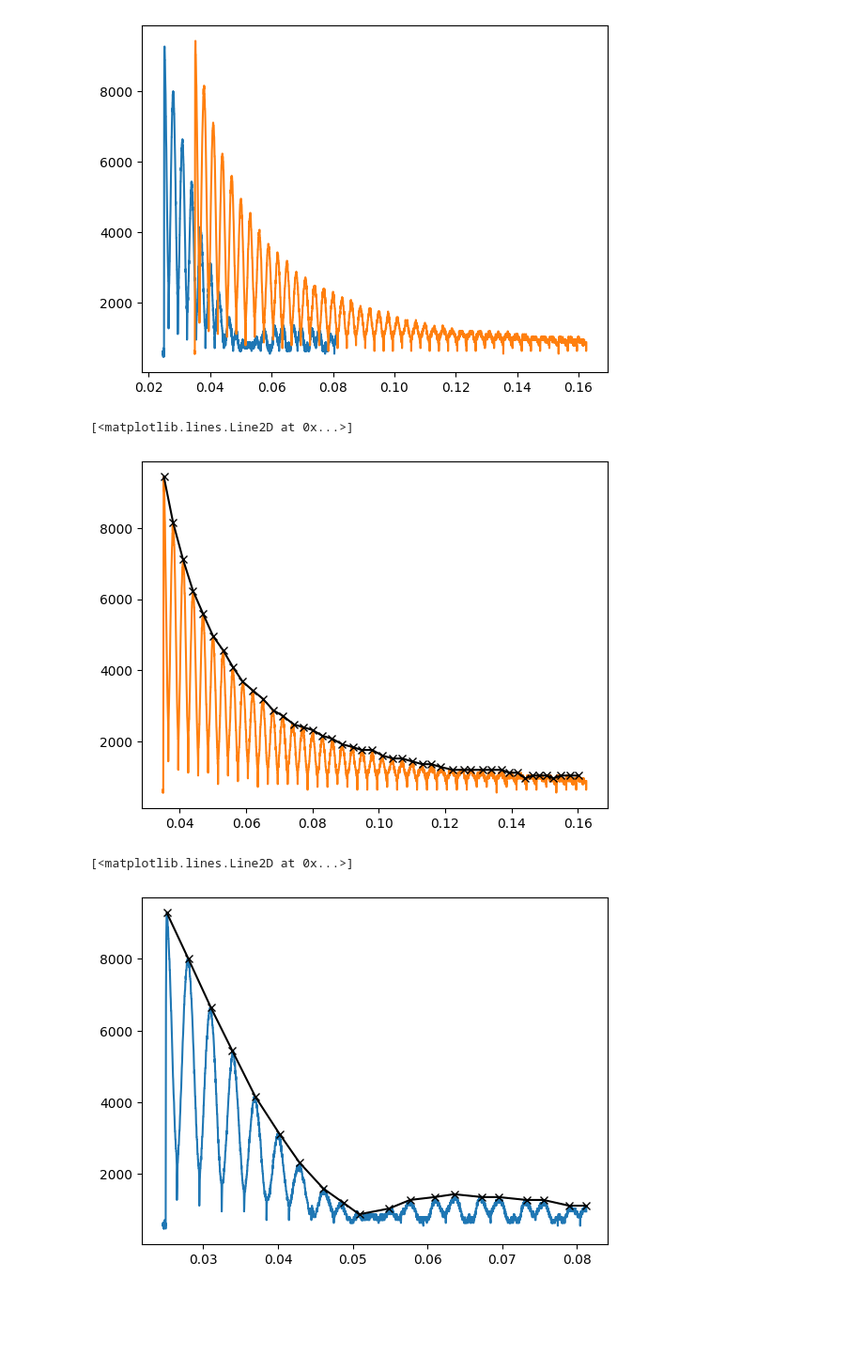
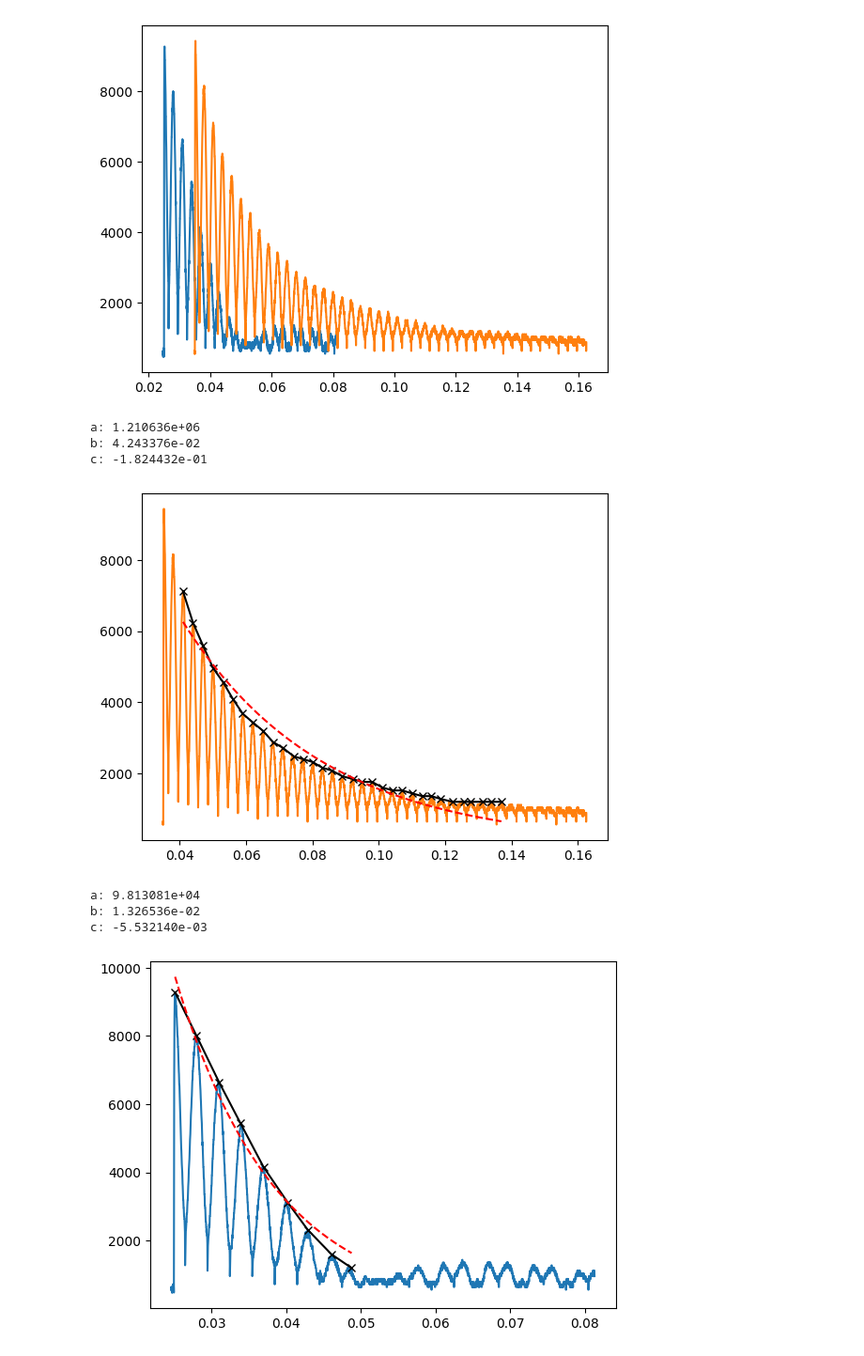
Before and after one commit to benjaminorthner/quantumlab, a Jupyter notebook: nmr/nmr.ipynb, the cells around one changed output. Shown: that part at 94% size. Drawn from its saved outputs; the diff is of its cells as text; code cells hidden in the pictures; blank space fills up the shorter version.

```diff
--- a/nmr/nmr.ipynb
+++ b/nmr/nmr.ipynb
@@ -108,22 +109,53 @@ plt.plot(xOn, yOn)
 # Find peaks (needed to plot envelope)
 peaksOn = find_peaks(yOn, threshold=0, distance=50)[0]
 
-xPeakOn = [xOn[i] for i in peaksOn]
-yPeakOn = [yOn[i] for i in peaksOn]
+xPeakOn = [xOn[i] for i in peaksOn][2:-10]
+yPeakOn = [yOn[i] for i in peaksOn][2:-10]
 
 plt.plot(xOn, yOn, c="C1")
 plt.plot(xPeakOn, yPeakOn, c="black", marker="x")
+
+def exp_function(x, a, b, c):
+    return a*np.exp(-(x-c) / b)
+
+# Do the fit
+initialguess = 9e4, 0.01, 0.001
+(a, b, c), _ = curve_fit(exp_function, xPeakOn, yPeakOn, initialguess)
+
+# Plot result
+x_fit_line = np.linspace(min(xPeakOn), max(xPeakOn), num=1000)
+y_fit_line = exp_function(x_fit_line, a, b, c)
+
+plt.plot(x_fit_line, y_fit_line, '--', c='red')
+
+print(f"a: {a:e}\nb: {b:e}\nc: {c:e}")
 # %% [output]
-[<matplotlib.lines.Line2D at 0x...>]
+a: 1.210636e+06
+b: 4.243376e-02
+c: -1.824432e-01
-[figure, old version]
+[figure, new version]
 # %%
 peaksOff = find_peaks(yOff, threshold=0, distance=100)[0]
 
-xPeakOff = [xOff[i] for i in peaksOff]
-yPeakOff = [yOff[i] for i in peaksOff]
+xPeakOff = [xOff[i] for i in peaksOff][:-11]
+yPeakOff = [yOff[i] for i in peaksOff][:-11]
 
 plt.plot(xOff, yOff, c="C0")
 plt.plot(xPeakOff, yPeakOff, c="black", marker="x")
+
+# Do the fit
+initialguess = 9e4, 0.01, 0.001
+(a, b, c), _ = curve_fit(exp_function, xPeakOff, yPeakOff, initialguess)
+
+# Plot result
+x_fit_line = np.linspace(min(xPeakOff), max(xPeakOff), num=1000)
+y_fit_line = exp_function(x_fit_line, a, b, c)
+
+plt.plot(x_fit_line, y_fit_line, '--', c='red')
+
+print(f"a: {a:e}\nb: {b:e}\nc: {c:e}")
 # %% [output]
-[<matplotlib.lines.Line2D at 0x...>]
+a: 9.813081e+04
+b: 1.326536e-02
+c: -5.532140e-03
-[figure, old version]
+[figure, new version]
```
Also changed, not shown: parts of 1 cell of this notebook.
